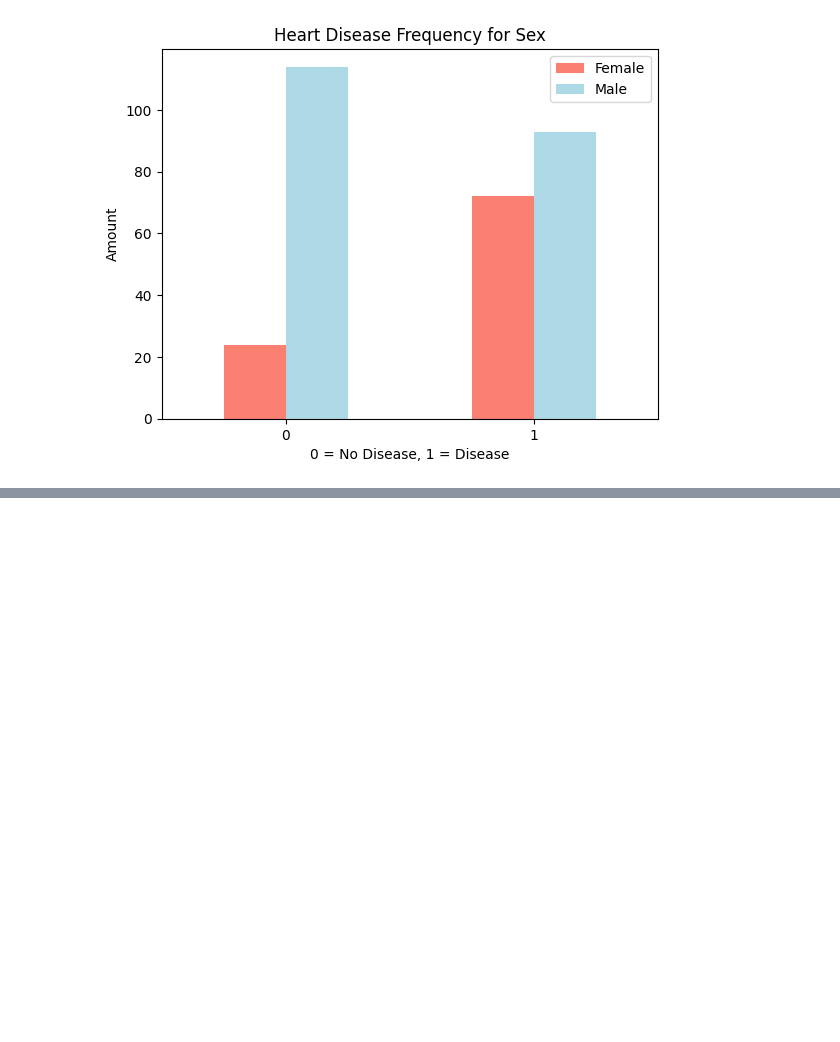
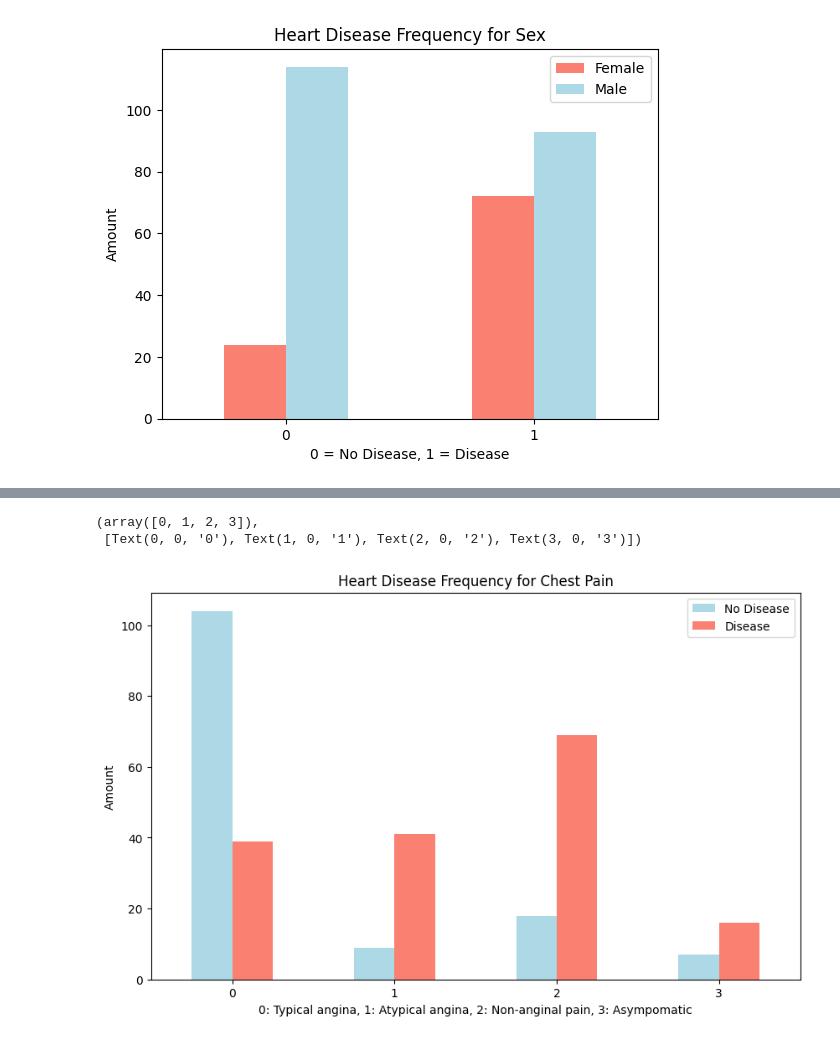
Before and after one commit to seanjiangsh/ztm-ml-ds, a Jupyter notebook: supervised-learning-classification/end-to-end-heart-disease-clasification.ipynb, the cells around one changed output, grey strips where cells are left out. Cells and saved outputs as stored; diff of their text form; code cells hidden in the pictures; blank space fills up the shorter version.

```diff
--- a/supervised-learning-classification/end-to-end-heart-disease-clasification.ipynb
+++ b/supervised-learning-classification/end-to-end-heart-disease-clasification.ipynb
@@ -244,0 +298,12 @@ plt.xticks(rotation=0) # rotate the x tick
+# %%
+# Make the crosstab more visual
+pd.crosstab(df['cp'], df['target']).plot(kind='bar', figsize=(10, 6), color=['lightblue', 'salmon'])
+plt.title('Heart Disease Frequency for Chest Pain')
+plt.xlabel('0: Typical angina, 1: Atypical angina, 2: Non-anginal pain, 3: Asympomatic')
+plt.ylabel('Amount')
+plt.legend(['No Disease', 'Disease'])
+plt.xticks(rotation=0) # rotate the x tick
+# %% [output]
+(array([0, 1, 2, 3]),
+ [Text(0, 0, '0'), Text(1, 0, '1'), Text(2, 0, '2'), Text(3, 0, '3')])
+[figure, added]
```
Also changed, not shown: parts of 8 cells of this notebook.
